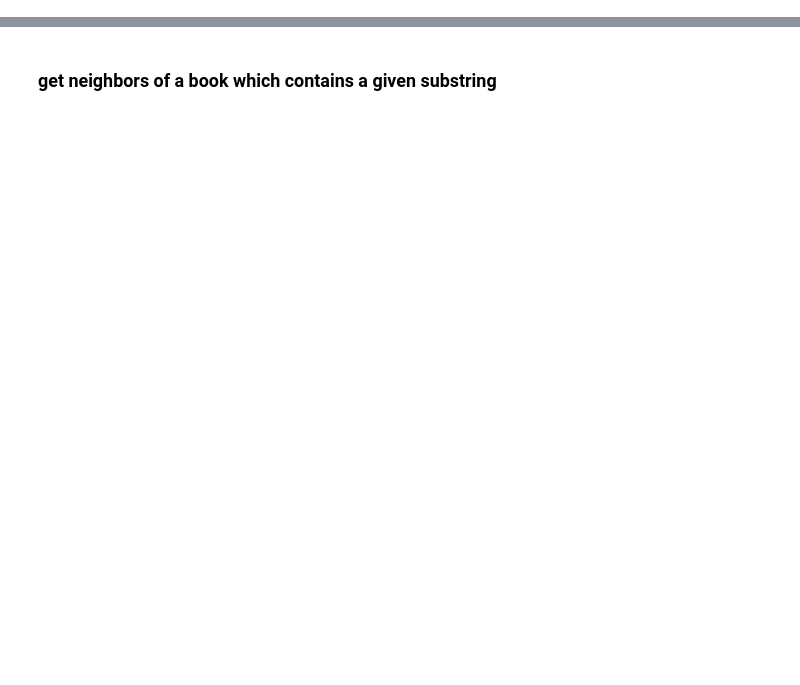
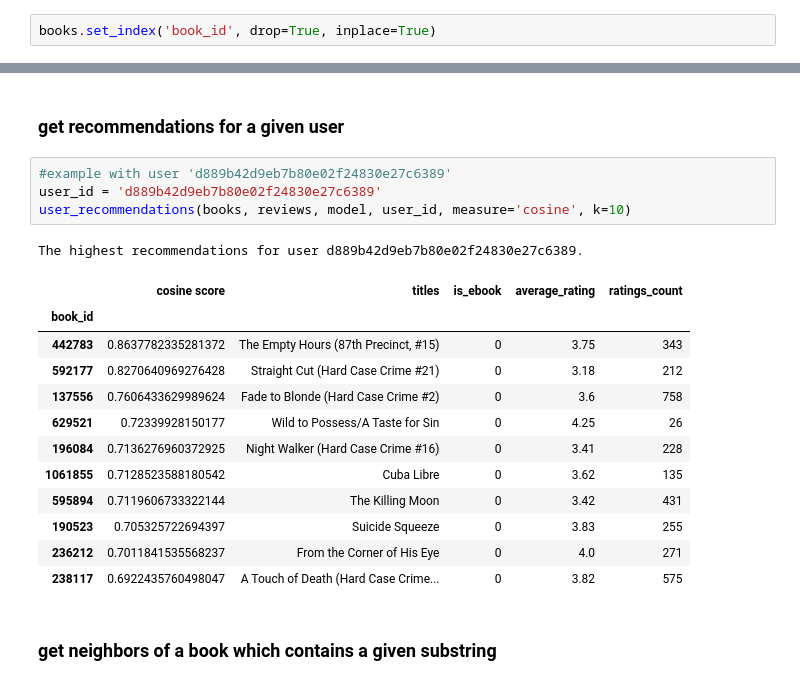
Before and after one commit to elainewyq/Goodreads_Book_Recommender, a Jupyter notebook: RecommendationExample.ipynb, the cells around one changed output, grey strips where cells are left out. Saved outputs shown, nothing was run; the diff lists cells and outputs as text; blank space fills up the shorter version.

```diff
--- a/RecommendationExample.ipynb
+++ b/RecommendationExample.ipynb
@@ -92,0 +25,2 @@ model.train(num_iterations=2000, learning_rate=1.)
+# %%
+books.set_index('book_id', drop=True, inplace=True)
@@ -93,2 +142,22 @@ model.train(num_iterations=2000, learning_rate=1.)
+# %% [markdown]
+### get recommendations for a given user
+# %%
+#example with user 'd889b42d9eb7b80e02f24830e27c6389'
+user_id = 'd889b42d9eb7b80e02f24830e27c6389'
+user_recommendations(books, reviews, model, user_id, measure='cosine', k=10)
+# %% [output]
+The highest recommendations for user d889b42d9eb7b80e02f24830e27c6389.
+|  | cosine score | titles | is_ebook | average_rating | ratings_count |
+| book_id |  |  |  |  |  |
+| 442783 | 0.8637782335281372 | The Empty Hours (87th Precinct, #15) | 0 | 3.75 | 343 |
+| 592177 | 0.8270640969276428 | Straight Cut (Hard Case Crime #21) | 0 | 3.18 | 212 |
+| 137556 | 0.7606433629989624 | Fade to Blonde (Hard Case Crime #2) | 0 | 3.6 | 758 |
+| 629521 | 0.72339928150177 | Wild to Possess/A Taste for Sin | 0 | 4.25 | 26 |
+| 196084 | 0.7136276960372925 | Night Walker (Hard Case Crime #16) | 0 | 3.41 | 228 |
+| 1061855 | 0.7128523588180542 | Cuba Libre | 0 | 3.62 | 135 |
+| 595894 | 0.7119606733322144 | The Killing Moon | 0 | 3.42 | 431 |
+| 190523 | 0.705325722694397 | Suicide Squeeze | 0 | 3.83 | 255 |
+| 236212 | 0.7011841535568237 | From the Corner of His Eye | 0 | 4.0 | 271 |
+| 238117 | 0.6922435760498047 | A Touch of Death (Hard Case Crime... | 0 | 3.82 | 575 |
 # %% [markdown]
 ### get neighbors of a book which contains a given substring
```
Also changed, not shown: parts of 39 cells of this notebook, 1 other file.
